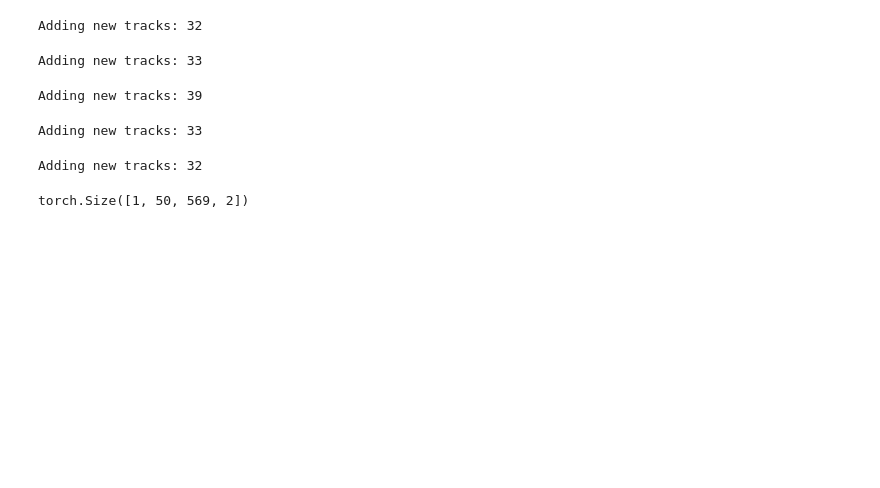
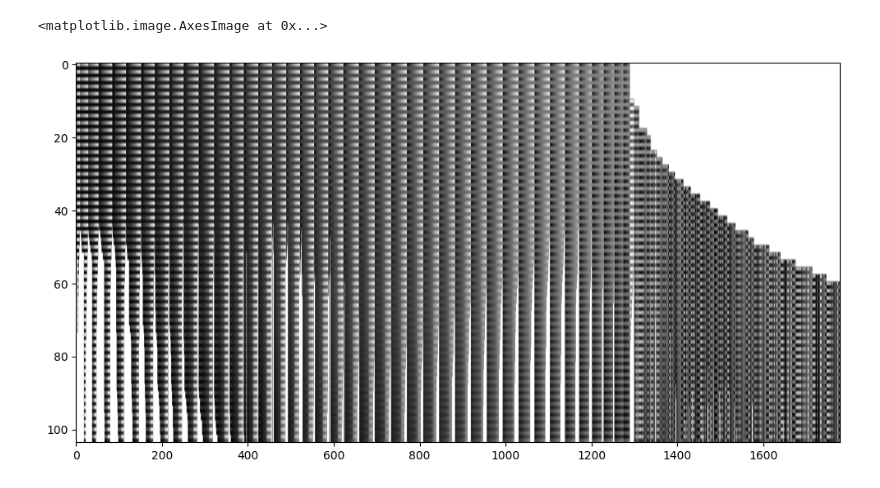
Before and after one commit to manel-ferreira-01/trackers, a Jupyter notebook: test.ipynb, the cells around one changed output. Saved outputs shown, nothing was run; the diff lists cells and outputs as text; code cells hidden in the pictures; blank space fills up the shorter version.

```diff
--- a/test.ipynb
+++ b/test.ipynb
@@ -7,6 +7,11 @@ import argparse
 from tqdm import tqdm
 from aux.tracking_viz import generate_frame_image_cv
 from src.new_queries import add_new_tracks
+
+import matplotlib.pyplot as plt
+from src.factorization import marques_factorization
+import rerun as rr
+from src.mat_compl import alternating_matrix_completion
 
 %load_ext autoreload
 %autoreload 2
@@ -31,15 +36,16 @@ def init_tapnext(device):
   return tapnext
 
 model_video_size = (256, 256)
-device = torch.device("cuda" if torch.cuda.is_available() else "cpu")
-video = mediapy.read_video("../mast3r/images_in/apple.mp4")
+#device = torch.device("cuda" if torch.cuda.is_available() else "cpu")
+device = "cuda:1"
+video = mediapy.read_video("../mast3r/images_in/inox.mp4")[::4]  # downsample
 video = ((video / 255) - 0.5) * 2 # normalize to [-1, 1]
 video_resized = mediapy.resize_video(video, model_video_size).astype(np.float32)
 
 tapnext = init_tapnext(device)
 
 # Design the query points array in the original video size
-step = 20
+step = 40
 ys, xs = np.meshgrid(np.linspace(8, video[0].shape[0]-step, step), np.linspace(8, video[0].shape[1]-step, step))
 query_points_initial = torch.tensor(
     np.stack(
@@ -92,8 +98,8 @@ with torch.no_grad():
         new_tracks = add_new_tracks(tracks_step, query_points_initial)
 
         #if 0:
-        if new_tracks is not None and new_tracks.shape[1] > 30:
-            print(f"Adding new tracks: {new_tracks.shape[1]}")
+        if new_tracks is not None and new_tracks.shape[1] > 10:
+            #print(f"Adding new tracks: {new_tracks.shape[1]}")
 
             new_tracks[0, :, 0] = 0  # set time to 0 for tapnext reinit
 
@@ -105,7 +111,7 @@ with torch.no_grad():
             zero_time = torch.zeros((1, len(retained_indices), 1)).to(retained_tracks.device)
             retained_tracks = torch.cat([zero_time, retained_tracks], dim=2)
 
-            concat_tracks = torch.cat([retained_tracks, new_tracks.cuda()], dim=1)
+            concat_tracks = torch.cat([retained_tracks, new_tracks.to(device)], dim=1)
 
             tracks_step, tracks_logits_step, visible_logits_step, tracking_state = tapnext(
                 video=video_tensor_resized[:, k].unsqueeze(0),
@@ -124,7 +130,6 @@ with torch.no_grad():
                 track_histories[track_id] = [(k, tracks_step[0, 0, new_start + i, :2].cpu())]
 
 
-
 num_frames = video_tensor_resized.shape[1]
 output = {}
 
@@ -141,15 +146,29 @@ output_tensor = torch.cat(output_list, dim=0).unsqueeze(0).permute(0,2,1,3)  # s
 
 output_tensor = output_tensor[:,:,:,[1,0]]
 output_tensor[:, : ,:,  :] *= torch.tensor([video[0].shape[1] / model_video_size[0], video[0].shape[0] / model_video_size[1]])
-# %% [output]
-Adding new tracks: 32
-Adding new tracks: 33
-Adding new tracks: 39
-Adding new tracks: 33
-Adding new tracks: 32
 # %%
 generate_frame_image_cv(video_tensor_original.cpu(), output_tensor)
-# %%
-output_tensor.shape
-# %% [output]
-torch.Size([1, 50, 569, 2])
+# %%
+# Reshape the output_tensor to create the observation matrix
+# Shape of output_tensor: [1, num_frames, num_feats, 2]
+# Desired shape of observation_matrix: [feats*2, frames]
+
+obs_mat_full = np.zeros((output_tensor.shape[1] * 2, output_tensor.shape[2]), dtype=np.float32)
+num_frames = output_tensor.shape[1]
+
+for frame in range(output_tensor.shape[1]): # por frame
+    obs_mat_full[frame*2, :] = output_tensor[0, frame, :, 0].cpu().numpy()  # x-coordinates
+    obs_mat_full[frame*2+1, :] = output_tensor[0, frame, :, 1].cpu().numpy()  # y-coordinates
+
+#remove columns (features) that have nan values
+obs_mat = obs_mat_full[:, ~np.isnan(obs_mat_full).any(axis=0)]
+
+# remove collumns that have more than 50% nan values
+obs_mat_half_missed = obs_mat_full[:, np.sum(np.isnan(obs_mat_full), axis=0) < obs_mat_full.shape[0] / 1.7]
+
+
+plt.figure(figsize=(12, 6))
+plt.imshow(obs_mat_half_missed, aspect='auto', cmap='gray')
+# %% [output]
+<matplotlib.image.AxesImage at 0x...>
+[figure, added]
```
Also changed, not shown: parts of 5 cells of this notebook, 5 other files.
